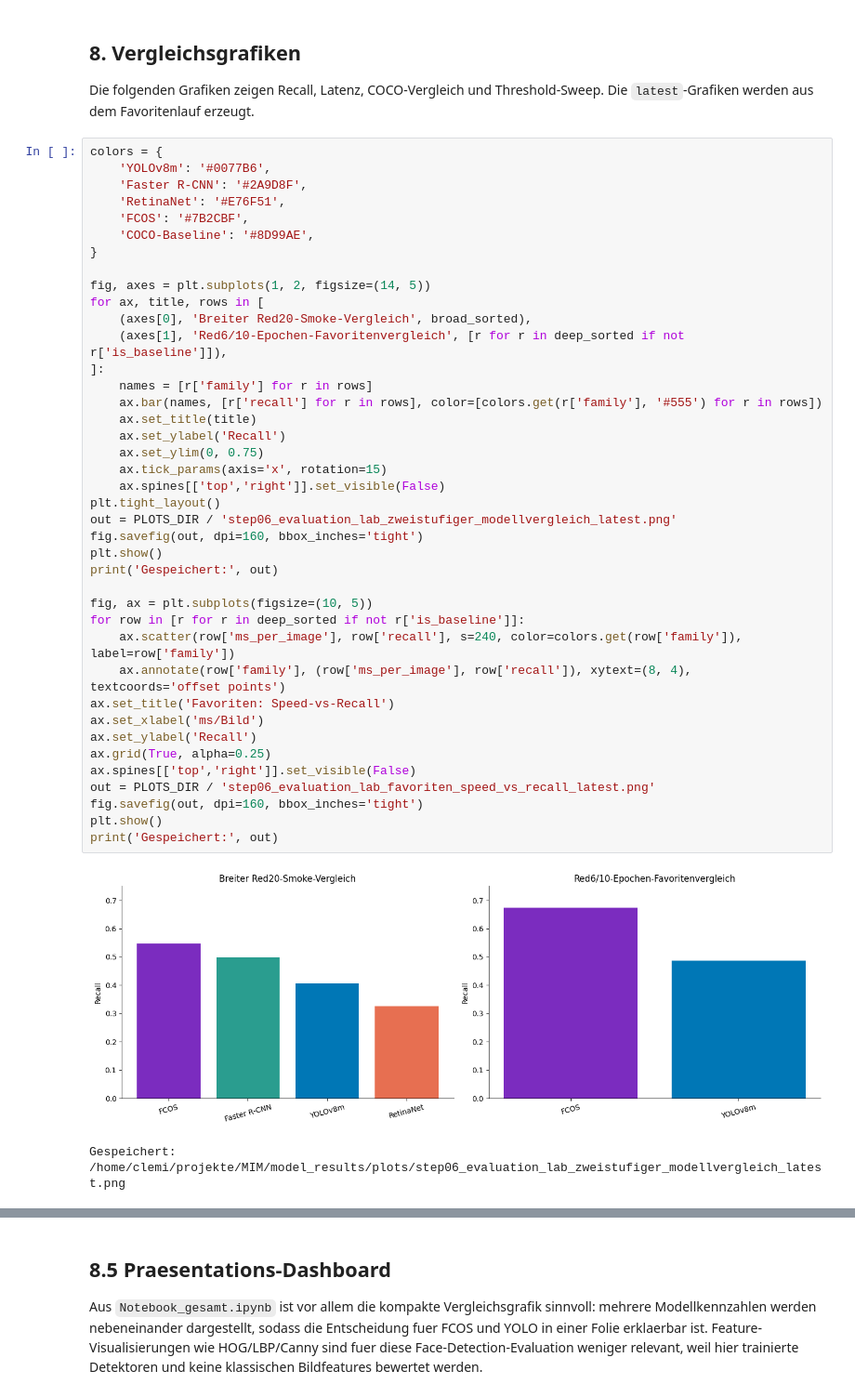
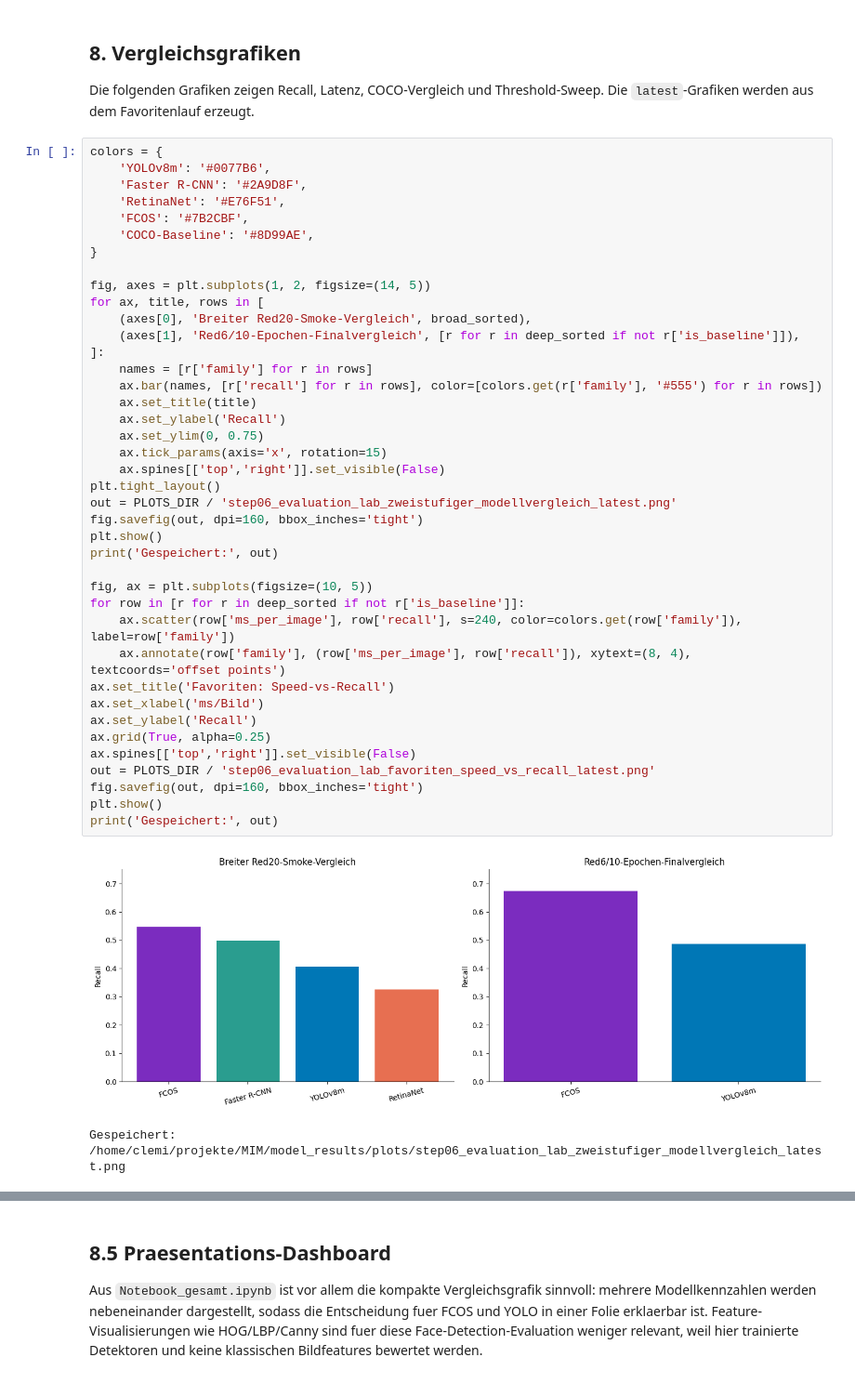
Before and after one commit to globalx-prog/face_model_lab, a Jupyter notebook: step06_evaluation_lab.ipynb, the cells around one changed output, grey strips where cells are left out. Shown at 93% size. Cells and saved outputs as stored; diff of their text form.

```diff
--- a/step06_evaluation_lab.ipynb
+++ b/step06_evaluation_lab.ipynb
@@ -347,36 +347,36 @@ colors = {
 fig, axes = plt.subplots(1, 2, figsize=(14, 5))
 for ax, title, rows in [
     (axes[0], 'Breiter Red20-Smoke-Vergleich', broad_sorted),
-    (axes[1], 'Red6/10-Epochen-Favoritenvergleich', [r for r in deep_sorted if not r['is_baseline']]),
+    (axes[1], 'Red6/10-Epochen-Finalvergleich', [r for r in deep_sorted if not r['is_baseline']]),
 ]:
     names = [r['family'] for r in rows]
     ax.bar(names, [r['recall'] for r in rows], color=[colors.get(r['family'], '#555') for r in rows])
     ax.set_title(title)
     ax.set_ylabel('Recall')
     ax.set_ylim(0, 0.75)
     ax.tick_params(axis='x', rotation=15)
     ax.spines[['top','right']].set_visible(False)
 plt.tight_layout()
 out = PLOTS_DIR / 'step06_evaluation_lab_zweistufiger_modellvergleich_latest.png'
 fig.savefig(out, dpi=160, bbox_inches='tight')
 plt.show()
 print('Gespeichert:', out)
 
 fig, ax = plt.subplots(figsize=(10, 5))
 for row in [r for r in deep_sorted if not r['is_baseline']]:
     ax.scatter(row['ms_per_image'], row['recall'], s=240, color=colors.get(row['family']), label=row['family'])
     ax.annotate(row['family'], (row['ms_per_image'], row['recall']), xytext=(8, 4), textcoords='offset points')
 ax.set_title('Favoriten: Speed-vs-Recall')
 ax.set_xlabel('ms/Bild')
 ax.set_ylabel('Recall')
 ax.grid(True, alpha=0.25)
 ax.spines[['top','right']].set_visible(False)
 out = PLOTS_DIR / 'step06_evaluation_lab_favoriten_speed_vs_recall_latest.png'
 fig.savefig(out, dpi=160, bbox_inches='tight')
 plt.show()
 print('Gespeichert:', out)
 # %% [output]
-[figure, old version]
+[figure, new version]
 Gespeichert: /home/clemi/projekte/MIM/model_results/plots/step06_evaluation_lab_zweistufiger_modellvergleich_latest.png
 [figure]
 Gespeichert: /home/clemi/projekte/MIM/model_results/plots/step06_evaluation_lab_favoriten_speed_vs_recall_latest.png
```
Also changed, not shown: parts of 7 cells of this notebook, 12 other files.
